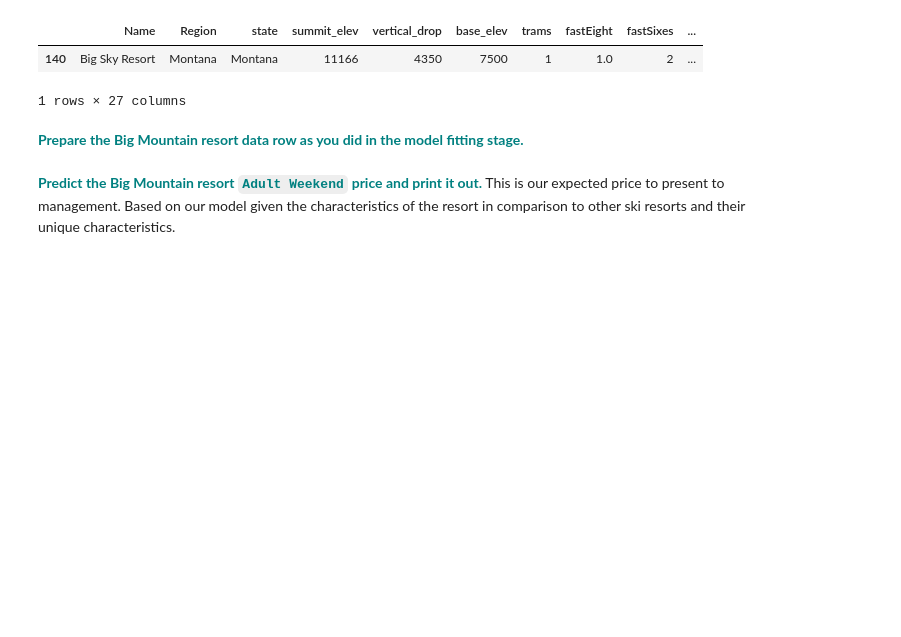
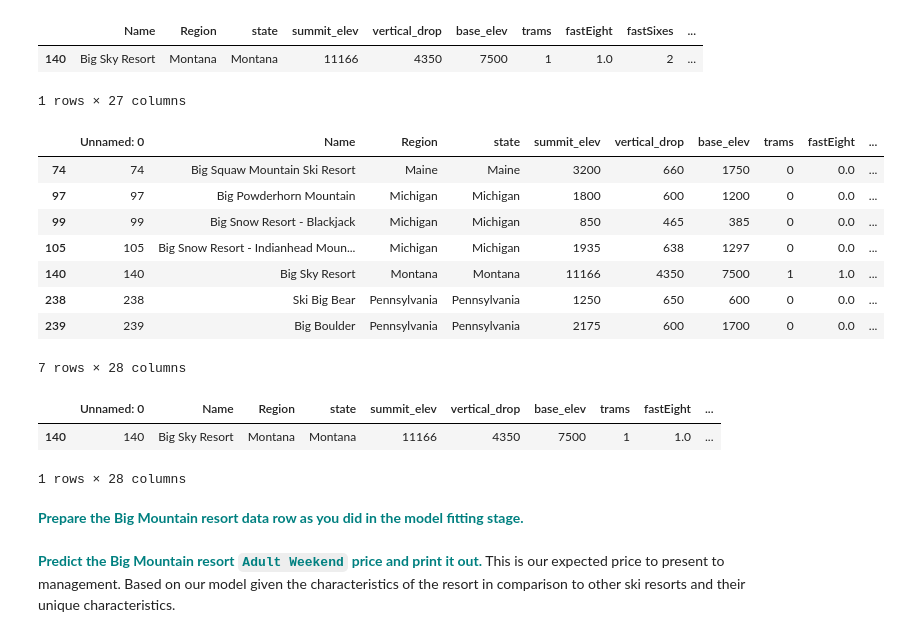
Before and after one commit to sudkpa/SB_DS, a Jupyter notebook: Career_Track/Guided_Capstone/Documentation/Notebook_stepsix.ipynb, the cells around one changed output. Saved outputs shown, nothing was run; the diff lists cells and outputs as text; code cells hidden in the pictures; blank space fills up the shorter version.

```diff
--- a/Career_Track/Guided_Capstone/Documentation/Notebook_stepsix.ipynb
+++ b/Career_Track/Guided_Capstone/Documentation/Notebook_stepsix.ipynb
@@ -137,6 +137,25 @@ df2[df2['Name'].str.contains('Big Sky Resort')]
 |  | Name | Region | state | summit_elev | vertical_drop | base_elev | trams | fastEight | fastSixes | ... |
 | 140 | Big Sky Resort | Montana | Montana | 11166 | 4350 | 7500 | 1 | 1.0 | 2 | ... |
 1 rows × 27 columns
+# %%
+df3 = pd.read_csv("../Data_Wrangling/data/step2_output.csv")
+df3[df3['Name'].str.contains('Big')]
+# %% [output]
+|  | Unnamed: 0 | Name | Region | state | summit_elev | vertical_drop | base_elev | trams | fastEight | ... |
+| 74 | 74 | Big Squaw Mountain Ski Resort | Maine | Maine | 3200 | 660 | 1750 | 0 | 0.0 | ... |
+| 97 | 97 | Big Powderhorn Mountain | Michigan | Michigan | 1800 | 600 | 1200 | 0 | 0.0 | ... |
+| 99 | 99 | Big Snow Resort - Blackjack | Michigan | Michigan | 850 | 465 | 385 | 0 | 0.0 | ... |
+| 105 | 105 | Big Snow Resort - Indianhead Moun... | Michigan | Michigan | 1935 | 638 | 1297 | 0 | 0.0 | ... |
+| 140 | 140 | Big Sky Resort | Montana | Montana | 11166 | 4350 | 7500 | 1 | 1.0 | ... |
+| 238 | 238 | Ski Big Bear | Pennsylvania | Pennsylvania | 1250 | 650 | 600 | 0 | 0.0 | ... |
+| 239 | 239 | Big Boulder | Pennsylvania | Pennsylvania | 2175 | 600 | 1700 | 0 | 0.0 | ... |
+7 rows × 28 columns
+# %%
+df3[df3['Name'] == 'Big Sky Resort']
+# %% [output]
+|  | Unnamed: 0 | Name | Region | state | summit_elev | vertical_drop | base_elev | trams | fastEight | ... |
+| 140 | 140 | Big Sky Resort | Montana | Montana | 11166 | 4350 | 7500 | 1 | 1.0 | ... |
+1 rows × 28 columns
 # %% [markdown]
 **<font color='teal'> Prepare the Big Mountain resort data row as you did in the model fitting stage.</font>**
 # %% [markdown]
```
